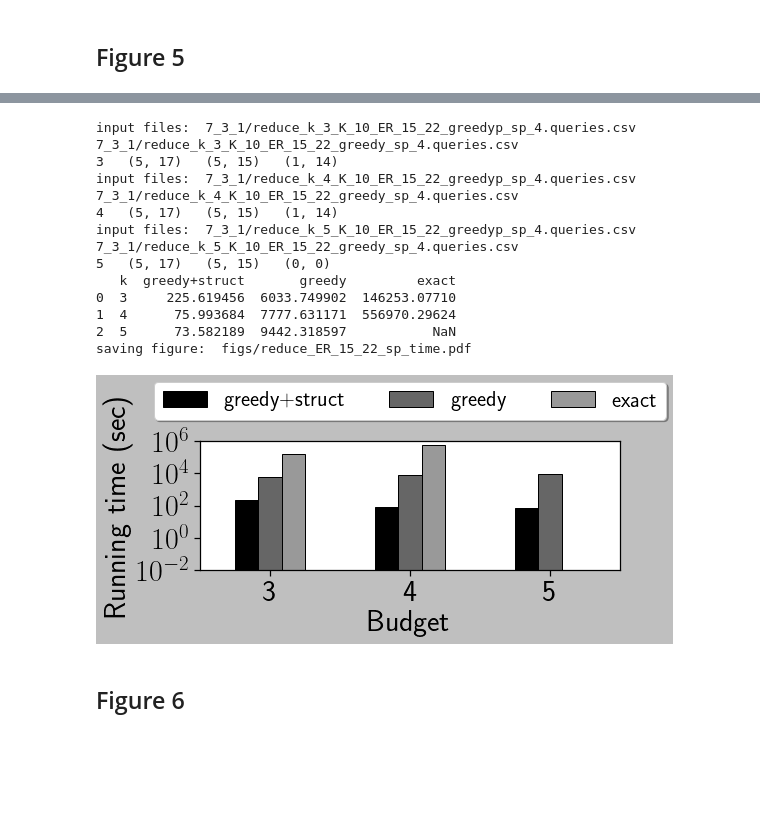
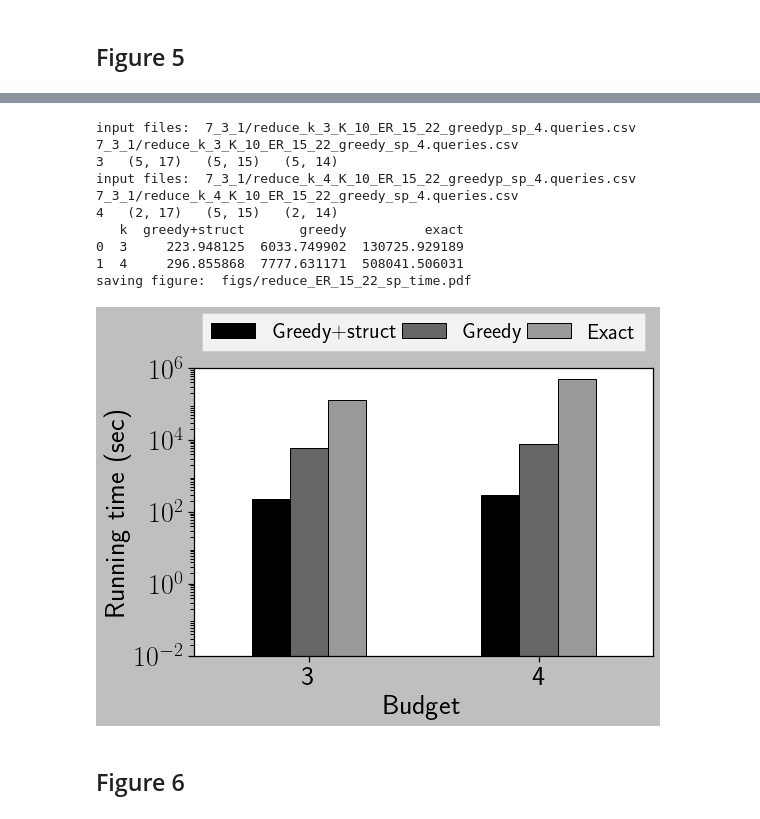
Before and after one commit to toggled/uncertainty, a Jupyter notebook: Plots.ipynb, the cells around one changed output, grey strips where cells are left out. Saved outputs shown, nothing was run; the diff lists cells and outputs as text; code cells hidden in the pictures; blank space fills up the shorter version.

```diff
--- a/Plots.ipynb
+++ b/Plots.ipynb
@@ -499,7 +495,7 @@ from itertools import cycle
 import seaborn as sns
 import numpy as np
 import pandas as pd
-sns.set(rc={'figure.figsize':(8,4)})
+sns.set(rc={'figure.figsize':(8,6)})
 sns.set_style("dark", {'axes.grid' : False})
 sns.set_style("ticks")
 plt.style.use('grayscale')
@@ -515,7 +511,7 @@ q =   'reach'
 # q = 'sp'
 
 est_alg = 'exact'
-kset = [3, 4, 5]
+kset = [3, 4]
 varyK0 = [] #greedy+struct
 varyK1  = [] #greedy
 exact = []
@@ -565,7 +561,8 @@ for i,K in enumerate(kset):
 
 df = pd.DataFrame(zip(kset,greedyp_red,greedy_red,exact_red),columns = ['k','greedy+struct','greedy','exact'])
 print(df.head())
-ax = df.plot(x="k", y=["greedy+struct","greedy","exact"], kind="bar",rot=0)
+df = df.rename(columns={"greedy+struct": "Greedy+struct", 'greedy':'Greedy','exact':'Exact'})
+ax = df.plot(x="k", y=["Greedy+struct","Greedy","Exact"], kind="bar",rot=0)
 plt.yscale('log',base=10)
 # plt.bar(kset,greedyp_red)
 # #     sns.lineplot(x='K', y='DeltaH', data=varyK0[i], linewidth=lw, markersize=8,color='k')
@@ -581,10 +578,10 @@ plt.yscale('log',base=10)
 # ax.axhline(exact_deltaH,linestyle='--',color='r',linewidth=lw,label='Exact')
 # plt.yscale('log',base=2)
 # plt.xscale('log',base=2)
-plt.xlabel('Budget', fontsize=fontsize-2)
-plt.ylabel('Running time (sec)',fontsize=fontsize-2)
-plt.yticks([10**-2,10**0, 10**2,10**4, 10**6],fontsize=fontsize-2)
-plt.xticks(fontsize=fontsize-2)
+plt.xlabel('Budget', fontsize=fontsize)
+plt.ylabel('Running time (sec)',fontsize=fontsize)
+plt.yticks([10**-2,10**0, 10**2,10**4, 10**6],fontsize=fontsize)
+plt.xticks(fontsize=fontsize)
 # ax = plt.gca()
 # ax.set_xticklabels(xlabels)
 # plt.yticks(fontsize=fontsize-2)
@@ -592,8 +589,8 @@ plt.xticks(fontsize=fontsize-2)
 # plt.legend(fontsize=fontsize-7, ncol = 3)
 # plt.legend(fontsize=fontsize)
 # plt.title('Budget = '+str(k),fontsize=fontsize-8)
-plt.legend(loc='lower center', bbox_to_anchor=(0.5, 1.08),\
-          ncol=3, fancybox=True, shadow=True,fontsize=labelsize-2)
+plt.legend(loc='lower center', bbox_to_anchor=(0.5, 1.03),\
+          ncol=3, fancybox=False, shadow=False,fontsize=labelsize+1,columnspacing=0.2)
 fname = output_folder+'/reduce_'+data+"_"+q+"_time.pdf"
 print('saving figure: ', fname)
 plt.tight_layout()
@@ -620,7 +614,7 @@ from itertools import cycle
 import seaborn as sns
 import numpy as np
 import pandas as pd
-sns.set(rc={'figure.figsize':(8,4)})
+sns.set(rc={'figure.figsize':(8,6)})
 sns.set_style("dark", {'axes.grid' : False})
 sns.set_style("ticks")
 plt.style.use('grayscale')
@@ -635,7 +629,7 @@ a1 = 'greedy'
 q = 'sp'
 
 est_alg = 'exact'
-kset = [3, 4, 5]
+kset = [3, 4]
 varyK0 = [] #greedy+struct
 varyK1  = [] #greedy
 exact = []
@@ -685,53 +679,51 @@ for i,K in enumerate(kset):
 
 df = pd.DataFrame(zip(kset,greedyp_red,greedy_red,exact_red),columns = ['k','greedy+struct','greedy','exact'])
 print(df.head())
-ax = df.plot(x="k", y=["greedy+struct","greedy","exact"], kind="bar",rot=0)
+df = df.rename(columns={"greedy+struct": "Greedy+struct", 'greedy':'Greedy','exact':'Exact'})
+ax = df.plot(x="k", y=["Greedy+struct","Greedy","Exact"], kind="bar",rot=0)
 plt.yscale('log',base=10)
 # plt.bar(kset,greedyp_red)
 # #     sns.lineplot(x='K', y='DeltaH', data=varyK0[i], linewidth=lw, markersize=8,color='k')
 # # plt.xscale('log',base=2)
 # # greedy_red = np.array(greedy_red)
 # # std_red = np.array(std_red)
 # # print(greedy_red.shape,' ',std_red.shape,' ',len(greedyM_red),' ',len(stdM_red))
 # plt.plot(Kset,greedy_red,color = 'k',marker='x',label='greedy',linewidth=lw)
 # plt.plot(Kset,greedyM_red,color = 'k',marker='o',label='greedy+mem',linewidth=lw)
 # # plt.fill_between(Kset, np.array(greedyM_red) - np.array(stdM_red), np.array(greedyM_red) + np.array(stdM_red), \
 # #                  color='r', alpha=0.4)
 # ax = plt.gca()
 # ax.axhline(exact_deltaH,linestyle='--',color='r',linewidth=lw,label='Exact')
 # plt.yscale('log',base=2)
 # plt.xscale('log',base=2)
-plt.xlabel('Budget', fontsize=fontsize-2)
-plt.ylabel('Running time (sec)',fontsize=fontsize-2)
-plt.yticks([10**-2,10**0, 10**2,10**4, 10**6],fontsize=fontsize-2)
-plt.xticks(fontsize=fontsize-2)
+plt.xlabel('Budget', fontsize=fontsize)
+plt.ylabel('Running time (sec)',fontsize=fontsize)
+plt.yticks([10**-2,10**0, 10**2,10**4, 10**6],fontsize=fontsize)
+plt.xticks(fontsize=fontsize)
 # ax = plt.gca()
 # ax.set_xticklabels(xlabels)
 # plt.yticks(fontsize=fontsize-2)
 # # plt.legend(fontsize=fontsize+10,frameon = False,prop={"size":22},bbox_to_anchor=(0.6,0.4))
 # plt.legend(fontsize=fontsize-7, ncol = 3)
 # plt.legend(fontsize=fontsize)
 # plt.title('Budget = '+str(k),fontsize=fontsize-8)
-plt.legend(loc='lower center', bbox_to_anchor=(0.5, 1.08),\
-          ncol=3, fancybox=True, shadow=True,fontsize=labelsize-2)
+plt.legend(loc='lower center', bbox_to_anchor=(0.5, 1.02),\
+          ncol=3, fancybox=False, shadow=False,fontsize=labelsize,columnspacing=0.2)
 fname = output_folder+'/reduce_'+data+"_"+q+"_time.pdf"
 print('saving figure: ', fname)
 plt.tight_layout()
 plt.savefig(fname)
 plt.show()
 # %% [output]
 input files:  7_3_1/reduce_k_3_K_10_ER_15_22_greedyp_sp_4.queries.csv 7_3_1/reduce_k_3_K_10_ER_15_22_greedy_sp_4.queries.csv
-3   (5, 17)   (5, 15)   (1, 14)
+3   (5, 17)   (5, 15)   (5, 14)
 input files:  7_3_1/reduce_k_4_K_10_ER_15_22_greedyp_sp_4.queries.csv 7_3_1/reduce_k_4_K_10_ER_15_22_greedy_sp_4.queries.csv
-4   (5, 17)   (5, 15)   (1, 14)
-input files:  7_3_1/reduce_k_5_K_10_ER_15_22_greedyp_sp_4.queries.csv 7_3_1/reduce_k_5_K_10_ER_15_22_greedy_sp_4.queries.csv
-5   (5, 17)   (5, 15)   (0, 0)
-   k  greedy+struct       greedy         exact
-0  3     225.619456  6033.749902  146253.07710
-1  4      75.993684  7777.631171  556970.29624
-2  5      73.582189  9442.318597           NaN
+4   (2, 17)   (5, 15)   (2, 14)
+   k  greedy+struct       greedy          exact
+0  3     223.948125  6033.749902  130725.929189
+1  4     296.855868  7777.631171  508041.506031
 saving figure:  figs/reduce_ER_15_22_sp_time.pdf
-[figure, old version]
+[figure, new version]
 # %% [markdown]
 Figure 6
 ----
```
Also changed, not shown: parts of 12 cells of this notebook, 8 other files.
